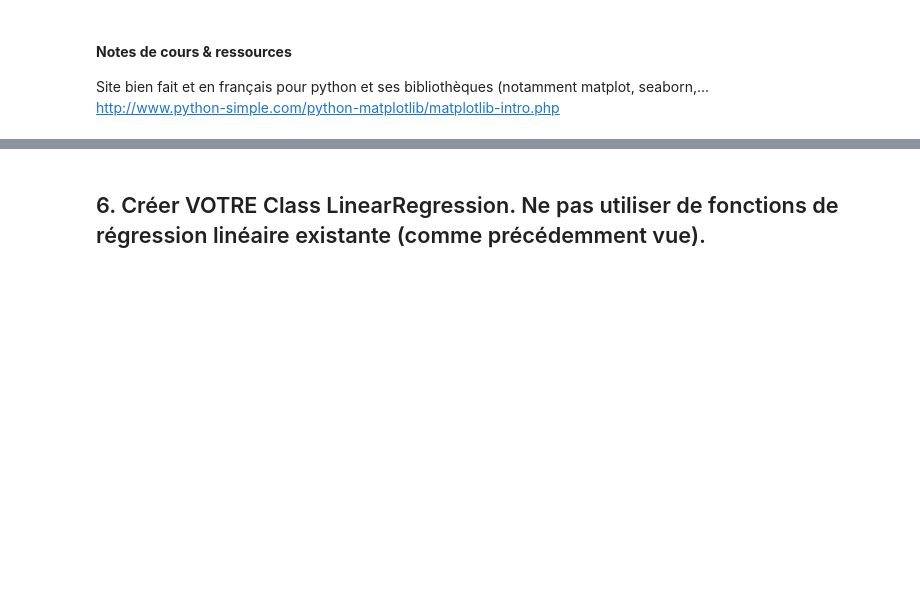
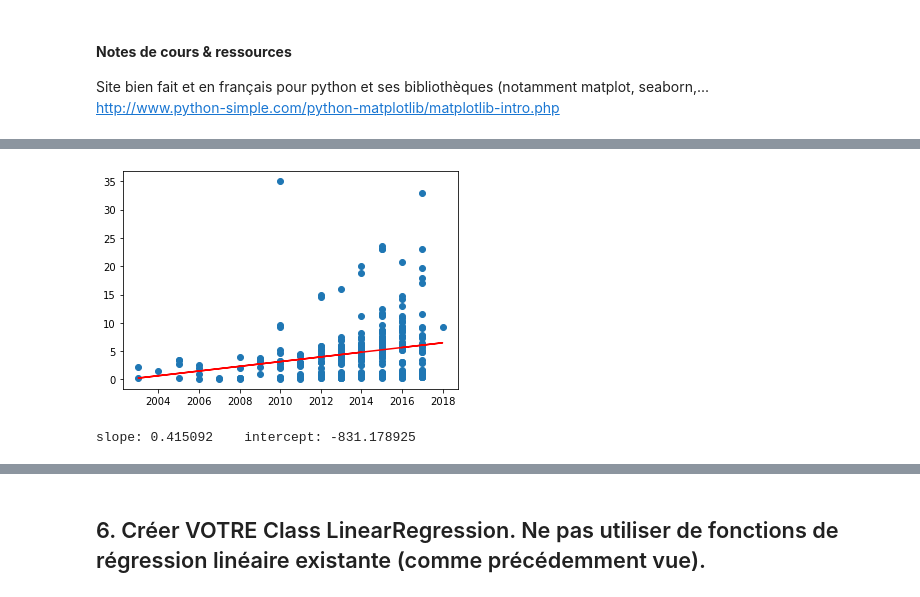
Before and after one commit to jpphi/brief1, a Jupyter notebook: Brief1 - rendu.ipynb, the cells around one changed output, grey strips where cells are left out. Cells and saved outputs as stored; diff of their text form; code cells hidden in the pictures; blank space fills up the shorter version.

```diff
--- a/Brief1 - rendu.ipynb
+++ b/Brief1 - rendu.ipynb
@@ -166,0 +259,11 @@ http://www.python-simple.com/python-matplotlib/matplotlib-intro.php
+# %%
+from scipy import stats
+
+slope, intercept, r_value, p_value, std_err = stats.linregress(car_data['Year'],car_data['Selling_Price'])
+plt.plot(car_data['Year'], car_data['Selling_Price'],'o')
+plt.plot(car_data['Year'], slope*car_data['Year'] + intercept, color="red" )
+plt.show()
+print("slope: %f    intercept: %f" % (slope, intercept))
+# %% [output]
+[figure, added]
+slope: 0.415092    intercept: -831.178925
```
Also changed, not shown: parts of 16 cells of this notebook.
